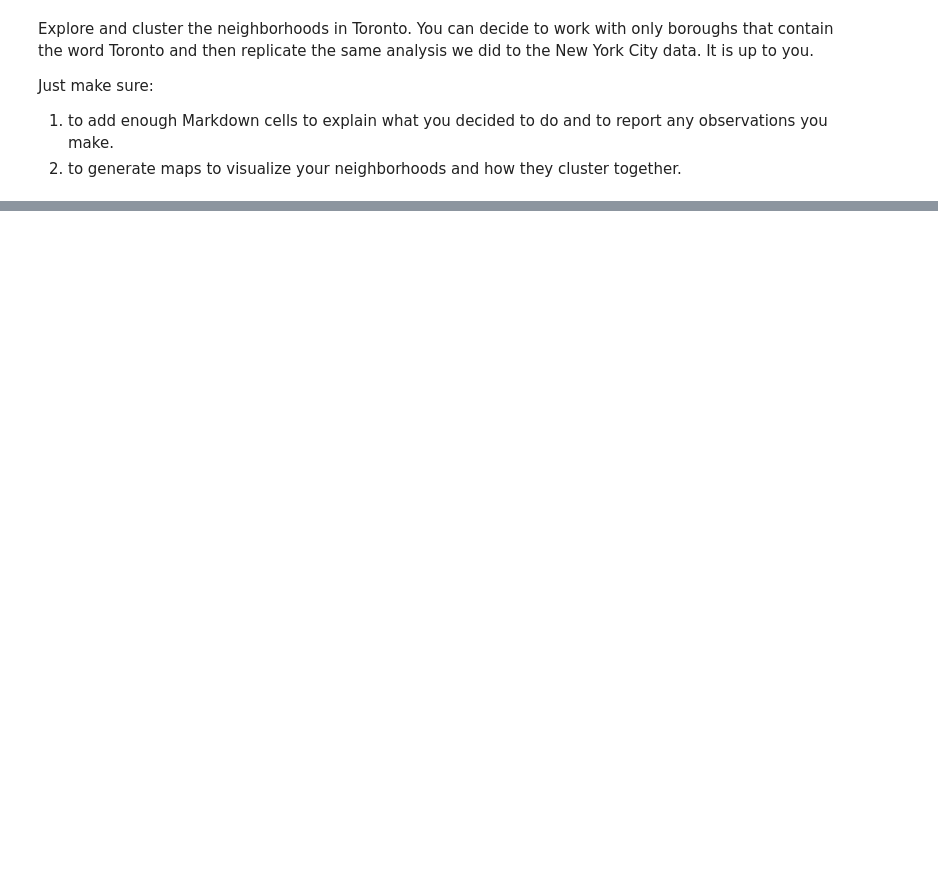
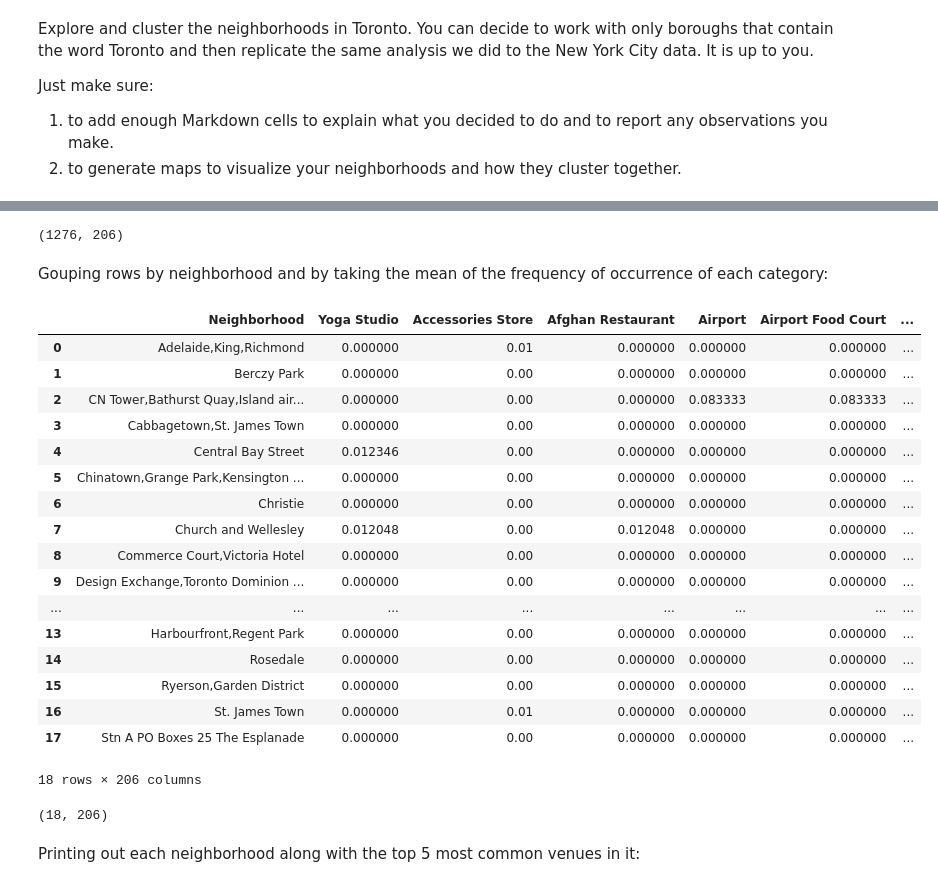
Before and after one commit to reina137/Coursera_Capstone, a Jupyter notebook: w3_data_scraping_clustering.ipynb, the cells around one changed output, grey strips where cells are left out. Drawn from its saved outputs; the diff is of its cells as text; code cells hidden in the pictures; blank space fills up the shorter version.

```diff
--- a/w3_data_scraping_clustering.ipynb
+++ b/w3_data_scraping_clustering.ipynb
@@ -223,0 +202,9 @@ array([3, 3, 3, 3, 1, 1, 1, 1, 1, 1, 2, 2, 2, 2, 2, 2, 2, 2, 2, 2, 2, 2,
+# %%
+#get the coordinates for Toronto
+address = 'Toronto, Canada'
+
+geolocator = Nominatim(user_agent="ny_explorer")
+location = geolocator.geocode(address)
+latitude = location.latitude
+longitude = location.longitude
+print('The geograpical coordinates of Toronto are {}, {}.'.format(latitude, longitude))
@@ -245,0 +235,5 @@ If the Folium map is not displayed on Github, here's the screenshot:
+# %%
+#set credintials
+CLIENT_ID = 'IPTYUZQHVW5OCDTT331BXA1SFQCJ3QCNQ2NVFZHQI5M4ZJLY' # your Foursquare ID
+CLIENT_SECRET = '4ARF5SHATZIHJ2FJURJBFIUBZWYKR0UZ4FP5XHAGRE4BCZJ1' # your Foursquare Secret
+VERSION = '20190323' # Foursquare API version
@@ -245,0 +284,7 @@ If the Folium map is not displayed on Github, here's the screenshot:
+# %%
+LIMIT = 100 # limit of number of venues returned by Foursquare API
+
+downtown_venues = getNearbyVenues(names=toronto['Neighbourhood'],
+                                   latitudes=toronto['Latitude'],
+                                   longitudes=toronto['Longitude']
+                                  )
@@ -245,0 +322,12 @@ If the Folium map is not displayed on Github, here's the screenshot:
+# %%
+# one hot encoding
+dt_onehot = pd.get_dummies(downtown_venues[['Venue Category']], prefix="", prefix_sep="")
+
+# add neighborhood column back to dataframe
+dt_onehot['Neighborhood'] = downtown_venues['Neighborhood']
+
+# move neighborhood column to the first column
+fixed_columns = [dt_onehot.columns[-1]] + list(dt_onehot.columns[:-1])
+dt_onehot = dt_onehot[fixed_columns]
+
+dt_onehot.head()
@@ -245,0 +342,36 @@ If the Folium map is not displayed on Github, here's the screenshot:
+# %%
+#checking the dataframe size
+dt_onehot.shape
+# %% [output]
+(1276, 206)
+# %% [markdown]
+Gouping rows by neighborhood and by taking the mean of the frequency of occurrence of each category:
+# %%
+dt_grouped = dt_onehot.groupby('Neighborhood').mean().reset_index()
+dt_grouped
+# %% [output]
+|  | Neighborhood | Yoga Studio | Accessories Store | Afghan Restaurant | Airport | Airport Food Court | ... |
+| 0 | Adelaide,King,Richmond | 0.000000 | 0.01 | 0.000000 | 0.000000 | 0.000000 | ... |
+| 1 | Berczy Park | 0.000000 | 0.00 | 0.000000 | 0.000000 | 0.000000 | ... |
+| 2 | CN Tower,Bathurst Quay,Island air... | 0.000000 | 0.00 | 0.000000 | 0.083333 | 0.083333 | ... |
+| 3 | Cabbagetown,St. James Town | 0.000000 | 0.00 | 0.000000 | 0.000000 | 0.000000 | ... |
+| 4 | Central Bay Street | 0.012346 | 0.00 | 0.000000 | 0.000000 | 0.000000 | ... |
+| 5 | Chinatown,Grange Park,Kensington ... | 0.000000 | 0.00 | 0.000000 | 0.000000 | 0.000000 | ... |
+| 6 | Christie | 0.000000 | 0.00 | 0.000000 | 0.000000 | 0.000000 | ... |
+| 7 | Church and Wellesley | 0.012048 | 0.00 | 0.012048 | 0.000000 | 0.000000 | ... |
+| 8 | Commerce Court,Victoria Hotel | 0.000000 | 0.00 | 0.000000 | 0.000000 | 0.000000 | ... |
+| 9 | Design Exchange,Toronto Dominion ... | 0.000000 | 0.00 | 0.000000 | 0.000000 | 0.000000 | ... |
+| ... | ... | ... | ... | ... | ... | ... | ... |
+| 13 | Harbourfront,Regent Park | 0.000000 | 0.00 | 0.000000 | 0.000000 | 0.000000 | ... |
+| 14 | Rosedale | 0.000000 | 0.00 | 0.000000 | 0.000000 | 0.000000 | ... |
+| 15 | Ryerson,Garden District | 0.000000 | 0.00 | 0.000000 | 0.000000 | 0.000000 | ... |
+| 16 | St. James Town | 0.000000 | 0.01 | 0.000000 | 0.000000 | 0.000000 | ... |
+| 17 | Stn A PO Boxes 25 The Esplanade | 0.000000 | 0.00 | 0.000000 | 0.000000 | 0.000000 | ... |
+18 rows × 206 columns
+# %%
+#checking the grouped dataframe size
+dt_grouped.shape
+# %% [output]
+(18, 206)
+# %% [markdown]
+Printing out each neighborhood along with the top 5 most common venues in it:
```
Also changed, not shown: parts of 40 cells of this notebook, 3 other files.
